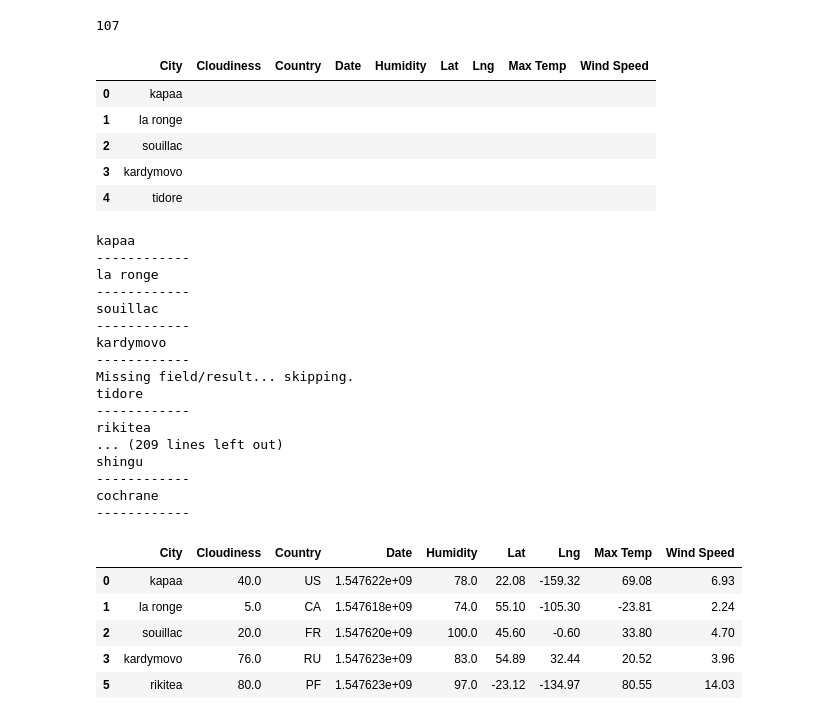
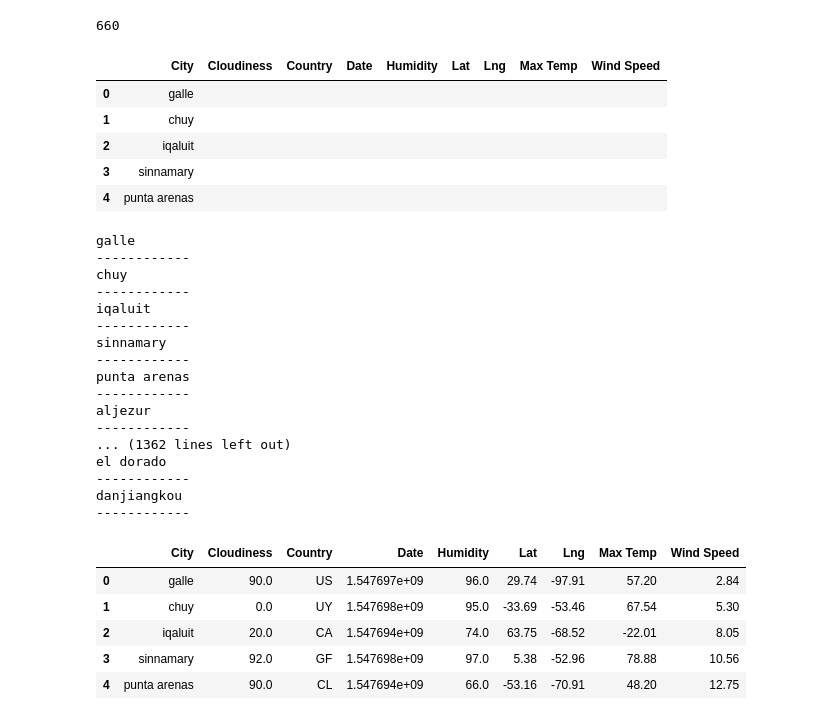
Before and after one commit to ktaliah/WeatherPy, a Jupyter notebook: WeatherPy_KTH/KTH_WeatherPy.ipynb, the cells around one changed output. Drawn from its saved outputs; the diff is of its cells as text; code cells hidden in the pictures.

```diff
--- a/WeatherPy_KTH/KTH_WeatherPy.ipynb
+++ b/WeatherPy_KTH/KTH_WeatherPy.ipynb
@@ -26,45 +26,45 @@ lat_lngs = []
 cities = []
 
 # Create a set of random lat and lng combinations
-lats = np.random.uniform(low=-90.000, high=90.000, size=150)
-lngs = np.random.uniform(low=-180.000, high=180.000, size=150)
+lats = np.random.uniform(low=-90.000, high=90.000, size=1500)
+lngs = np.random.uniform(low=-180.000, high=180.000, size=1500)
 lat_lngs = zip(lats, lngs)
 
 # Identify nearest city for each lat, lng combination
 for lat_lng in lat_lngs:
     city = citipy.nearest_city(lat_lng[0], lat_lng[1]).city_name
 
     # If the city is unique, then add it to a our cities list
     if city not in cities:
         cities.append(city)
 
 # Print the city count to confirm sufficient count
 print(len(cities))
 
 # Create a dataframe of the cities
 cities_df = pd.DataFrame(cities)
 cities_df.columns = ["City"]
 
 # Add columns to dataframe
 cities_df["Cloudiness"] = ""
 cities_df["Country"] = ""
 cities_df["Date"] = ""
 cities_df["Humidity"] = ""
 cities_df["Lat"] = ""
 cities_df["Lng"] = ""
 cities_df["Max Temp"] = ""
 cities_df["Wind Speed"] = ""
 
 # Show dataframe
 cities_df.head()
 # %% [output]
-107
+660
 |  | City | Cloudiness | Country | Date | Humidity | Lat | Lng | Max Temp | Wind Speed |
-| 0 | kapaa |  |  |  |  |  |  |  |  |
-| 1 | la ronge |  |  |  |  |  |  |  |  |
-| 2 | souillac |  |  |  |  |  |  |  |  |
-| 3 | kardymovo |  |  |  |  |  |  |  |  |
-| 4 | tidore |  |  |  |  |  |  |  |  |
+| 0 | galle |  |  |  |  |  |  |  |  |
+| 1 | chuy |  |  |  |  |  |  |  |  |
+| 2 | iqaluit |  |  |  |  |  |  |  |  |
+| 3 | sinnamary |  |  |  |  |  |  |  |  |
+| 4 | punta arenas |  |  |  |  |  |  |  |  |
 # %%
 # Set url
 url = "http://api.openweathermap.org/data/2.5/weather?"
@@ -101,23 +101,23 @@ for index, row in cities_df.iterrows():
     print(row["City"])
     print("------------")
 # %% [output]
-kapaa
+galle
 ------------
-la ronge
+chuy
 ------------
-souillac
+iqaluit
 ------------
-kardymovo
+sinnamary
 ------------
-Missing field/result... skipping.
-tidore
+punta arenas
 ------------
-rikitea
-... (209 lines left out)
-shingu
+aljezur
 ------------
-cochrane
+... (1362 lines left out)
+el dorado
 ------------
+danjiangkou
+------------
 # %%
 # Clean the dataframe
 cities_df.replace('', np.nan, inplace=True)
@@ -125,11 +125,11 @@ cities_df.dropna(inplace = True)
 cities_df.head()
 # %% [output]
 |  | City | Cloudiness | Country | Date | Humidity | Lat | Lng | Max Temp | Wind Speed |
-| 0 | kapaa | 40.0 | US | 1.547622e+09 | 78.0 | 22.08 | -159.32 | 69.08 | 6.93 |
-| 1 | la ronge | 5.0 | CA | 1.547618e+09 | 74.0 | 55.10 | -105.30 | -23.81 | 2.24 |
-| 2 | souillac | 20.0 | FR | 1.547620e+09 | 100.0 | 45.60 | -0.60 | 33.80 | 4.70 |
-| 3 | kardymovo | 76.0 | RU | 1.547623e+09 | 83.0 | 54.89 | 32.44 | 20.52 | 3.96 |
-| 5 | rikitea | 80.0 | PF | 1.547623e+09 | 97.0 | -23.12 | -134.97 | 80.55 | 14.03 |
+| 0 | galle | 90.0 | US | 1.547697e+09 | 96.0 | 29.74 | -97.91 | 57.20 | 2.84 |
+| 1 | chuy | 0.0 | UY | 1.547698e+09 | 95.0 | -33.69 | -53.46 | 67.54 | 5.30 |
+| 2 | iqaluit | 20.0 | CA | 1.547694e+09 | 74.0 | 63.75 | -68.52 | -22.01 | 8.05 |
+| 3 | sinnamary | 92.0 | GF | 1.547698e+09 | 97.0 | 5.38 | -52.96 | 78.88 | 10.56 |
+| 4 | punta arenas | 90.0 | CL | 1.547694e+09 | 66.0 | -53.16 | -70.91 | 48.20 | 12.75 |
 # %%
 # Save the dataframe to a CSV
 cities_df.to_csv("output/city_weather_KTH.csv", encoding="utf-8", index=False, header=True)
```
Also changed, not shown: parts of 6 cells of this notebook, 5 other files.
